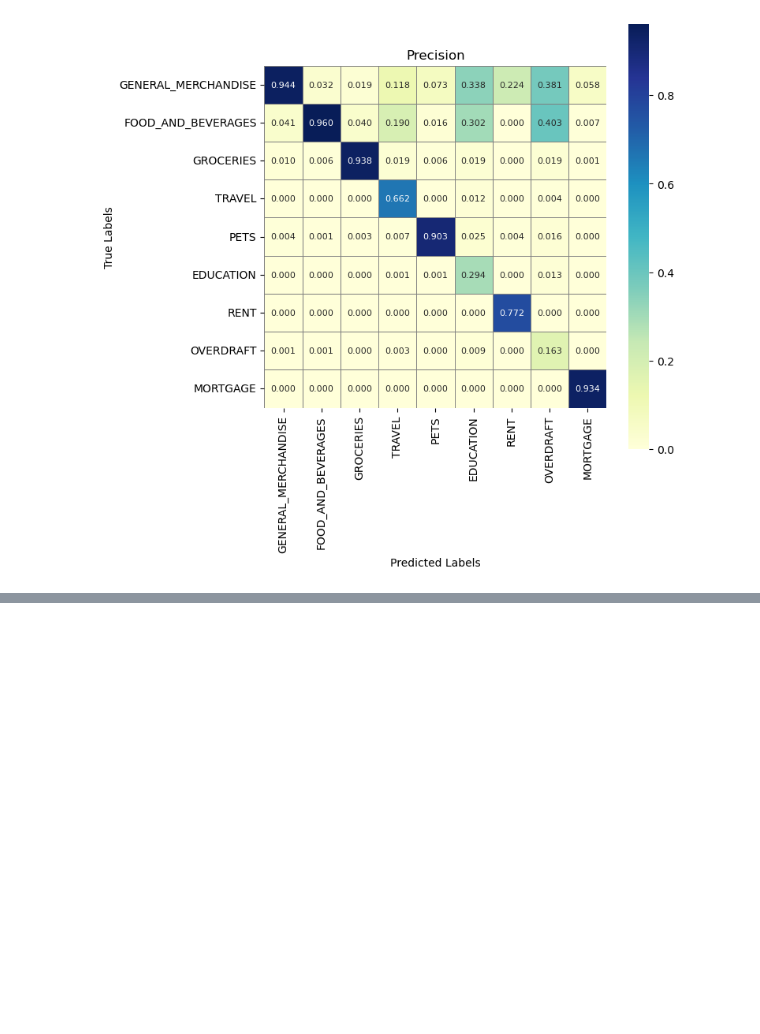
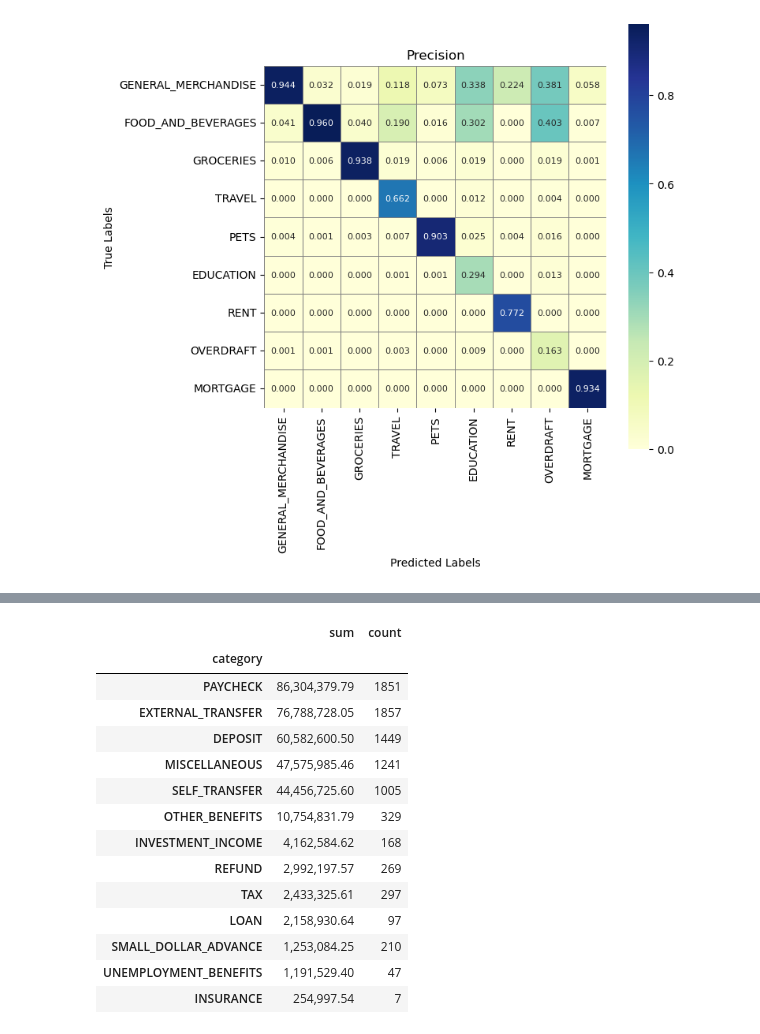
Before and after one commit to danielrmathew/prism-data-credit, a Jupyter notebook: src/drm_notebook.ipynb, the cells around one changed output, grey strips where cells are left out. Saved outputs shown, nothing was run; the diff lists cells and outputs as text; code cells hidden in the pictures; blank space fills up the shorter version.

```diff
--- a/src/drm_notebook.ipynb
+++ b/src/drm_notebook.ipynb
@@ -812,0 +963,20 @@ def pipeline():
+# %%
+# When looking at the top 3 sources of income, it is no longer as clear. EXTERNAL_TRANSFER now appears more than PAYCHECK, and is much closer in amount.
+# DEPOSIT also went up considerably.
+get_top_income_sources(inflows, 3)
+# %% [output]
+|  | sum | count |
+| category |  |  |
+| PAYCHECK | 86,304,379.79 | 1851 |
+| EXTERNAL_TRANSFER | 76,788,728.05 | 1857 |
+| DEPOSIT | 60,582,600.50 | 1449 |
+| MISCELLANEOUS | 47,575,985.46 | 1241 |
+| SELF_TRANSFER | 44,456,725.60 | 1005 |
+| OTHER_BENEFITS | 10,754,831.79 | 329 |
+| INVESTMENT_INCOME | 4,162,584.62 | 168 |
+| REFUND | 2,992,197.57 | 269 |
+| TAX | 2,433,325.61 | 297 |
+| LOAN | 2,158,930.64 | 97 |
+| SMALL_DOLLAR_ADVANCE | 1,253,084.25 | 210 |
+| UNEMPLOYMENT_BENEFITS | 1,191,529.40 | 47 |
+| INSURANCE | 254,997.54 | 7 |
```
Also changed, not shown: parts of 34 cells of this notebook.
